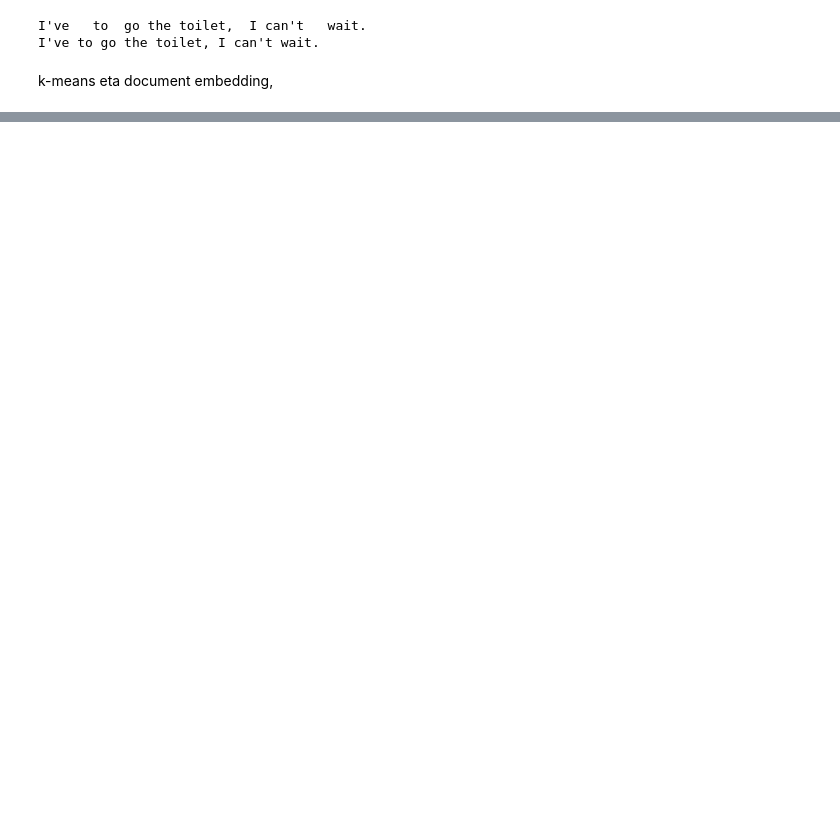
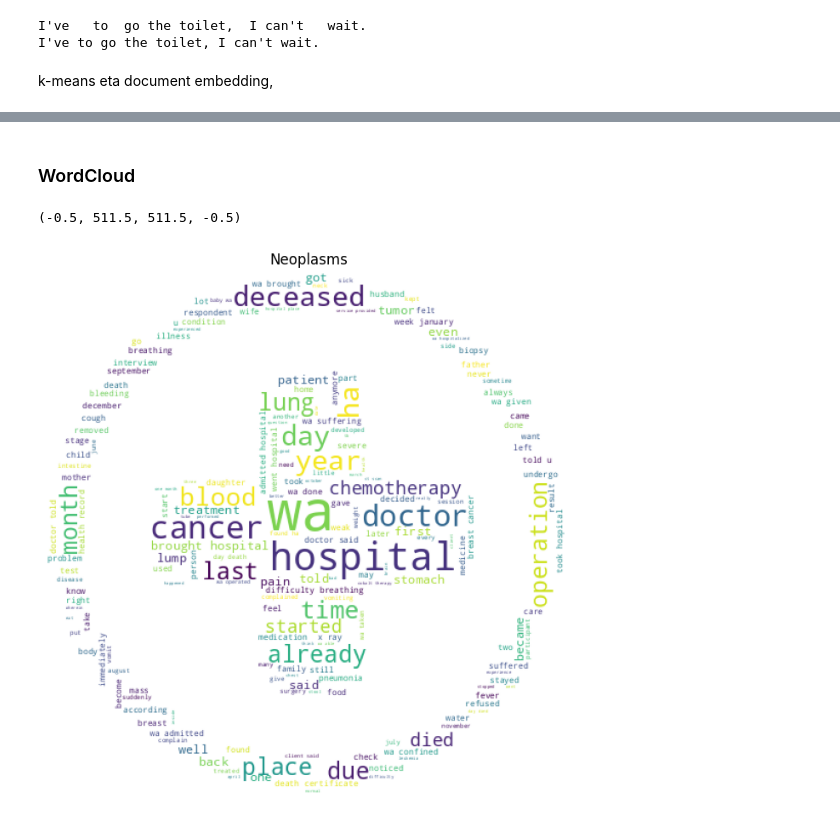
Before and after one commit to PeioLlano/MD-Verbal-Autopsy-Clustering, a Jupyter notebook: ClusteringVerbalAutopsy.ipynb, the cells around one changed output, grey strips where cells are left out. Cells and saved outputs as stored; diff of their text form; code cells hidden in the pictures; blank space fills up the shorter version.

Commit message:
Doc, Graphic R, Data Analitics & Assign

```diff
--- a/ClusteringVerbalAutopsy.ipynb
+++ b/ClusteringVerbalAutopsy.ipynb
@@ -460,0 +527,19 @@ k-means eta document embedding,
+# %% [markdown]
+<h3>WordCloud</h3>
+# %%
+from wordcloud import WordCloud
+from imageio import imread
+
+neoplasms = data[data["gs_text34"]=="Neoplasms"]
+neoplasms = neoplasms['open_response']
+
+mascara = imread('./images/maskHealth.png')
+
+neoplasmsWC = WordCloud(background_color='white',mask=mascara).generate(' '.join(neoplasms))
+plt.figure(figsize=(11,8))
+plt.imshow(neoplasmsWC)
+plt.title("Neoplasms")
+plt.axis("off")
+# %% [output]
+(-0.5, 511.5, 511.5, -0.5)
+[figure, added]
```
Also changed, not shown: parts of 53 cells of this notebook, 8 other files.
